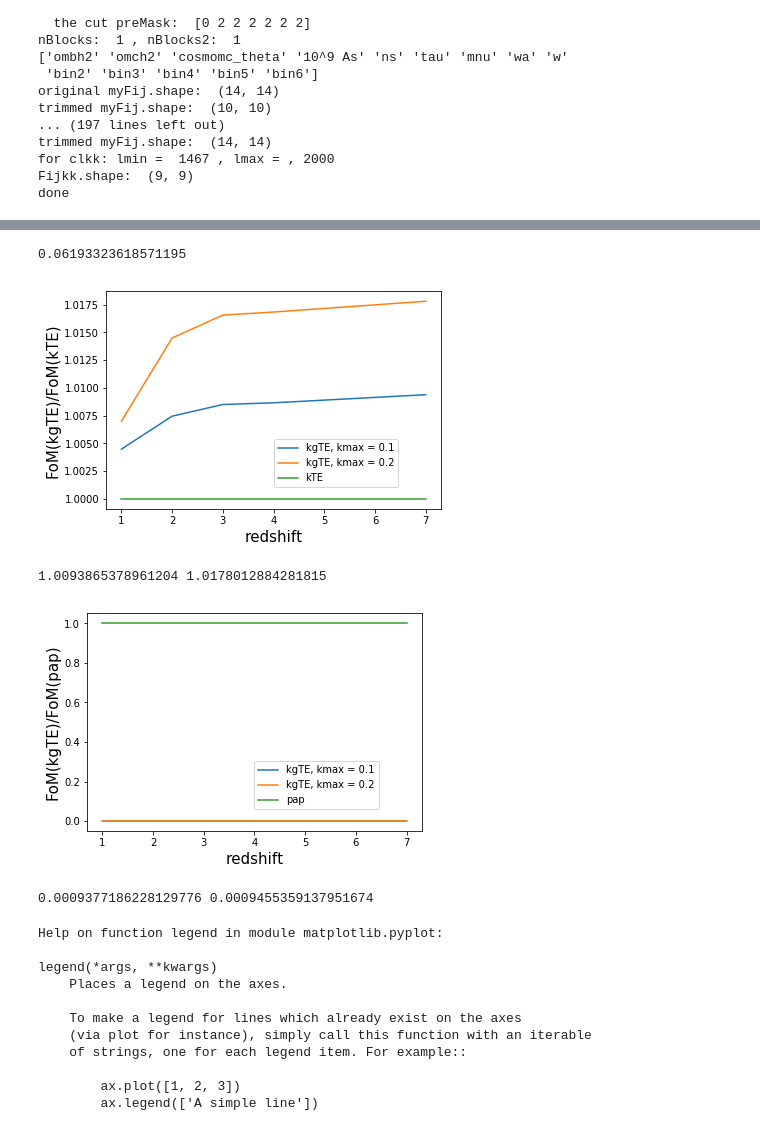
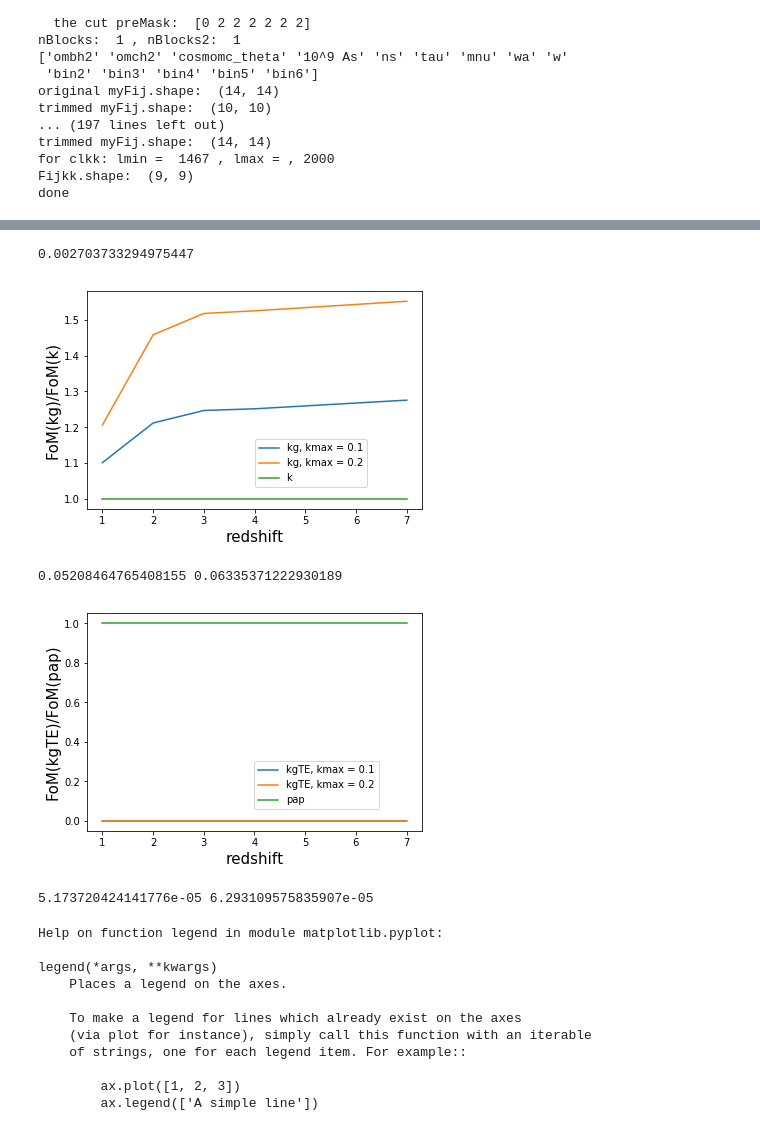
Before and after one commit to RIKnight/Fisher-Forecasting, a Jupyter notebook: Rebuild Fij with k_max (version 2).ipynb, the cells around one changed output, grey strips where cells are left out. Cells and saved outputs as stored; diff of their text form; code cells hidden in the pictures.

```diff
--- a/Rebuild Fij with k_max (version 2).ipynb
+++ b/Rebuild Fij with k_max (version 2).ipynb
@@ -699,8 +701,8 @@ print 'done'
 done
 # %%
 # get kappa-only Fij.s
-Fij_kk2 = getFijkk(Fobj2,myLmin=50,lmax=2000,verbose=False)
-Fij_kk4 = getFijkk(Fobj4,myLmin=50,lmax=2000,verbose=False)
+Fij_kk2 = getFijkk(Fobj2,myLmin=myLmin,lmax=2000,verbose=False)
+Fij_kk4 = getFijkk(Fobj4,myLmin=myLmin,lmax=2000,verbose=False)
 print 'done.'
 # %% [output]
 done.
@@ -708,8 +710,8 @@ done.
 # build kTE and kgTE Fisher matrices
 # %%
 # get the TE matrices
-FijTE2 = Fobj2.makeFisher(50,TE=True)
-FijTE4 = Fobj4.makeFisher(50,TE=True)
+FijTE2 = Fobj2.makeFisher(myLmin,TE=True)
+FijTE4 = Fobj4.makeFisher(myLmin,TE=True)
 print 'done'
 # %% [output]
 adjusting lmax for TT...
@@ -1388,7 +1373,7 @@ def getKZlimited(covarBins,dClVecsBins,preMaskBins,Fobj,lmaxByBin,FijTE):
 
         # add in TE
         Fij_kgTE = myFij.copy()
-        Fij_kgTE[:nCosParams,:nCosParams] += FijTE
+        #Fij_kgTE[:nCosParams,:nCosParams] += FijTE
 
         # add in kappa-only for higher ell
         print 'for clkk: lmin = ',lmaxByBin[binNum1-1],', lmax = ,',lmaxByBin[-1]
@@ -1471,8 +1456,8 @@ for sigNum in range(nSigmas):
 # %%
 # make the plots
 #print nSigmas
-doTE = True
-#doTE = False
+#doTE = True
+doTE = False
 
 redshifts = [1,2,3,4,7] # top end of each bin; bin1 not included
 if doTE:
@@ -1587,38 +1536,48 @@ for sigmaNum, paramName in enumerate(paramList2_01):
 # %%
 # figure of merit too!
 
 FijInv = np.linalg.inv(Fij_kTE2)
 FoMProp_kTE2 = FoMprop(FijInv,iw0=8,iwa=7)
-print FoMProp_kTE2
+FoMProp_kk = FoMprop(np.linalg.inv(Fij_kk2),iw0=8,iwa=7)
+if doTE:
+    print FoMProp_kTE2
 
-plt.plot(redshifts,FoMPropBins2_01/FoMProp_kTE2,label='kgTE, kmax = {0}'.format(kmax1))
-plt.plot(redshifts,FoMPropBins2_02/FoMProp_kTE2,label='kgTE, kmax = {0}'.format(kmax2))
-plt.plot(redshifts,np.ones(nSigmas),label='kTE')
+    plt.plot(redshifts,FoMPropBins2_01/FoMProp_kTE2,label='kgTE, kmax = {0}'.format(kmax1))
+    plt.plot(redshifts,FoMPropBins2_02/FoMProp_kTE2,label='kgTE, kmax = {0}'.format(kmax2))
+    plt.plot(redshifts,np.ones(nSigmas),label='kTE')
+    plt.ylabel('FoM(kgTE)/FoM(kTE)',fontsize=15)
+else:
+    print FoMProp_kk
+
+    plt.plot(redshifts,FoMPropBins2_01/FoMProp_kk,label='kg, kmax = {0}'.format(kmax1))
+    plt.plot(redshifts,FoMPropBins2_02/FoMProp_kk,label='kg, kmax = {0}'.format(kmax2))
+    plt.plot(redshifts,np.ones(nSigmas),label='k')
+    plt.ylabel('FoM(kg)/FoM(k)',fontsize=15)
 plt.legend(loc=(0.5,0.1))
 plt.xlabel('redshift',fontsize=15)
-plt.ylabel('FoM(kgTE)/FoM(kTE)',fontsize=15)
+
 #plt.ylim((0,0.1))
 plt.show()
 print FoMPropBins2_01[-1]/FoMProp_kTE2, FoMPropBins2_02[-1]/FoMProp_kTE2
 
 #FoM prop from a paper
 FoMProp_pap = 1/0.015
 
 plt.plot(redshifts,FoMPropBins2_01/(np.ones(nSigmas)*FoMProp_pap),label='kgTE, kmax = {0}'.format(kmax1))
 plt.plot(redshifts,FoMPropBins2_02/(np.ones(nSigmas)*FoMProp_pap),label='kgTE, kmax = {0}'.format(kmax2))
 plt.plot(redshifts,np.ones(nSigmas),label='pap')
 plt.legend(loc=(0.5,0.1))
 plt.xlabel('redshift',fontsize=15)
 plt.ylabel('FoM(kgTE)/FoM(pap)',fontsize=15)
 #plt.ylim((0,0.0001))
 plt.show()
 print FoMPropBins2_01[-1]/FoMProp_pap, FoMPropBins2_02[-1]/FoMProp_pap
 # %% [output]
-0.06193323618571195
+0.002703733294975447
-[figure, old version]
+[figure, new version]
-1.0093865378961204 1.0178012884281815
+0.05208464765408155 0.06335371222930189
 [figure]
-0.0009377186228129776 0.0009455359137951674
+5.173720424141776e-05 6.293109575835907e-05
 # %%
 help(plt.legend)
 # %% [output]
```
Also changed, not shown: parts of 15 cells of this notebook, 5 other files.
